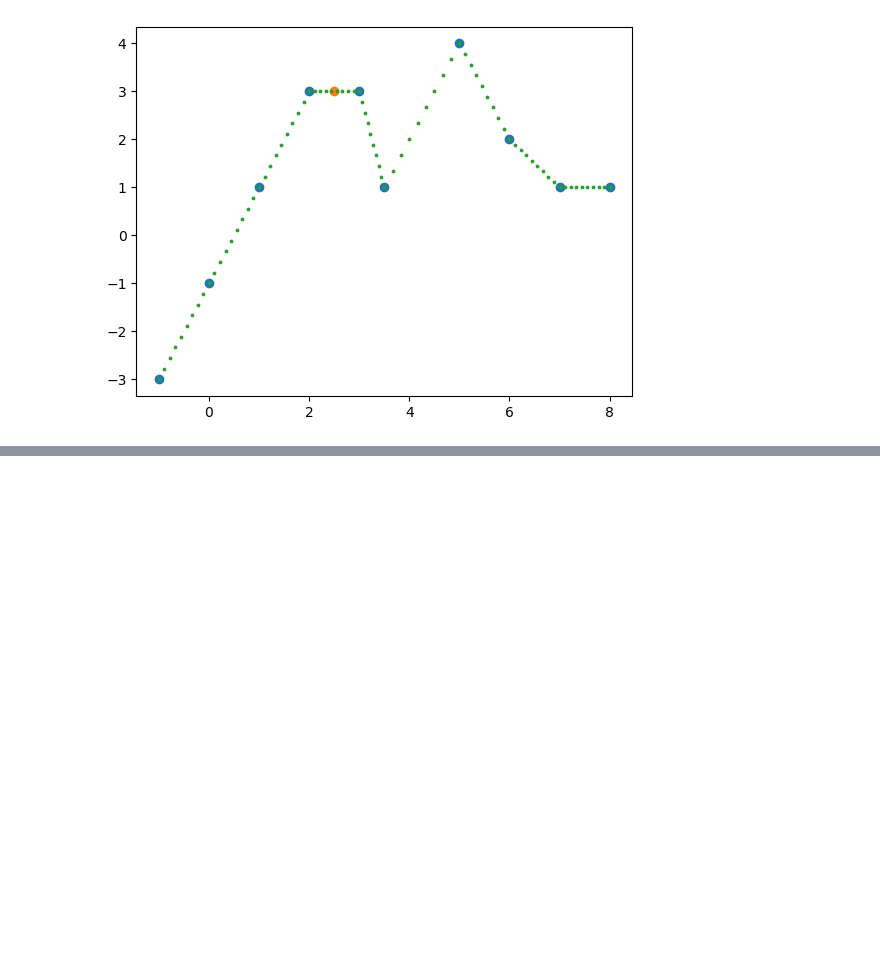
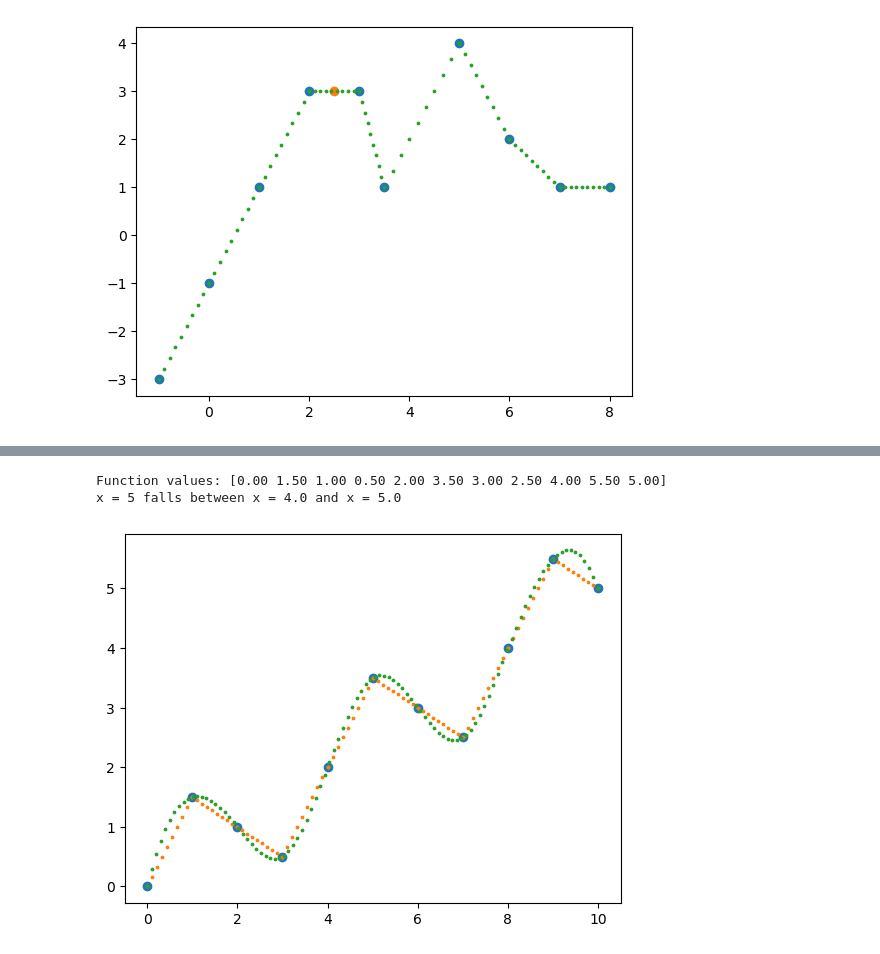
Before and after one commit to PolishJacob/ASTR5900_Projects, a Jupyter notebook: HW_01/Interpolation.ipynb, the cells around one changed output, grey strips where cells are left out. Drawn from its saved outputs; the diff is of its cells as text; code cells hidden in the pictures; blank space fills up the shorter version.

```diff
--- a/HW_01/Interpolation.ipynb
+++ b/HW_01/Interpolation.ipynb
@@ -102,0 +116,21 @@ plt.show()
+# %%
+# Create data set for sin function in Q3
+integers = np.arange(0, 11, 1.)
+y_vals = np.sin((np.pi * integers) / 2) + (integers / 2)
+print("Function values:", y_vals)
+
+# Calculate interpolation
+g, linearX, linearY = lin_interpolate(integers, y_vals, 5, 10)
+cubic = CubicSpline(integers, y_vals)
+cubicX = np.linspace(integers[0], integers[-1], 100)
+cubicY = cubic(cubicX)
+
+# Plot data and linear plus cubic spline interpolation
+plt.scatter(integers, y_vals)
+plt.scatter(linearX, linearY, s = 3)
+plt.scatter(cubicX, cubicY, s = 3)
+plt.show()
+# %% [output]
+Function values: [0.00 1.50 1.00 0.50 2.00 3.50 3.00 2.50 4.00 5.50 5.00]
+x = 5 falls between x = 4.0 and x = 5.0
+[figure, added]
```
Also changed, not shown: parts of 3 cells of this notebook.
